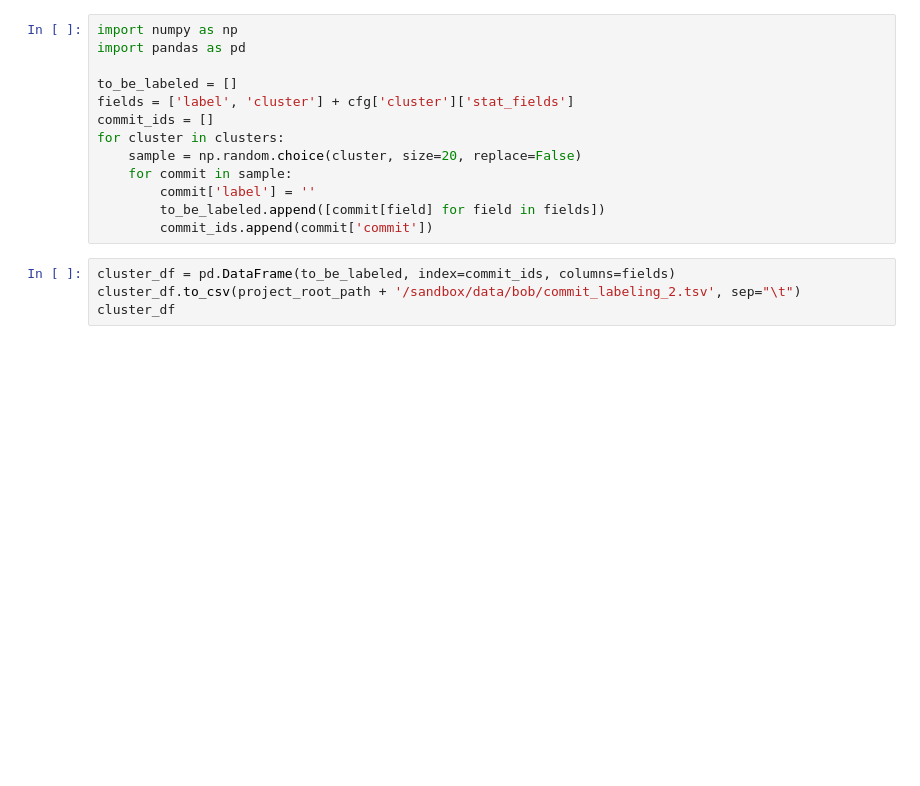
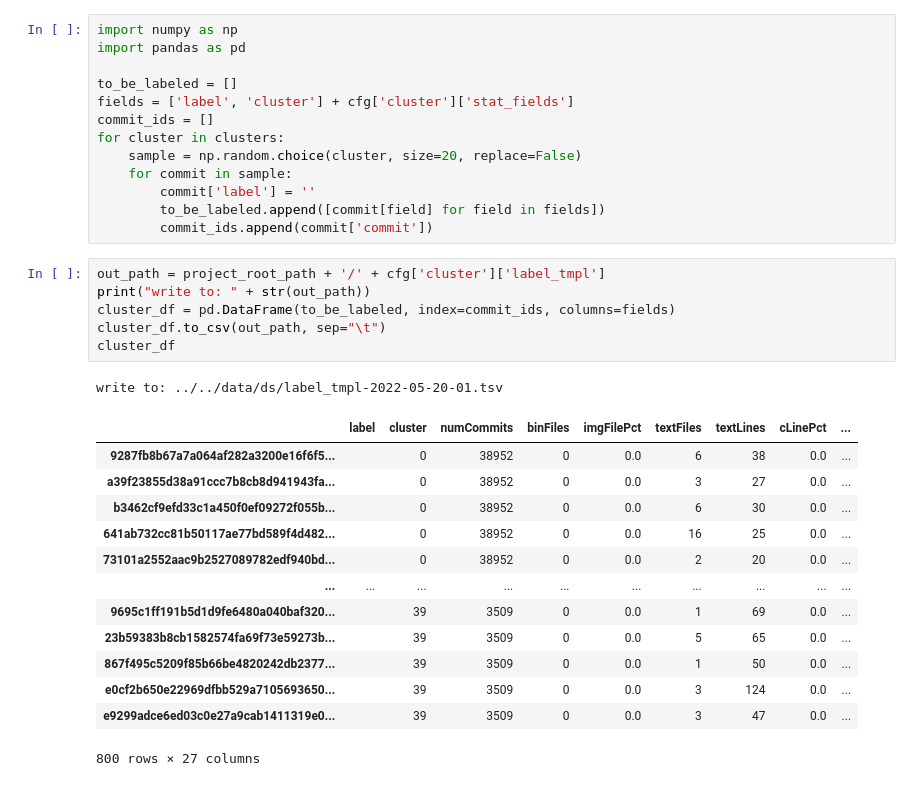
Before and after one commit to Deadman-DAO/Web3HackerNetwork, a Jupyter notebook: jupyter/ds_pipeline/02_clustering.ipynb, the cells around one changed output. Cells and saved outputs as stored; diff of their text form; blank space fills up the shorter version.

Commit message:
redid the stat analysis and cluster feature selection, trying two different clustering feature sets

```diff
--- a/jupyter/ds_pipeline/02_clustering.ipynb
+++ b/jupyter/ds_pipeline/02_clustering.ipynb
@@ -141,6 +162,23 @@ for cluster in clusters:
         to_be_labeled.append([commit[field] for field in fields])
         commit_ids.append(commit['commit'])
 # %%
+out_path = project_root_path + '/' + cfg['cluster']['label_tmpl']
+print("write to: " + str(out_path))
 cluster_df = pd.DataFrame(to_be_labeled, index=commit_ids, columns=fields)
-cluster_df.to_csv(project_root_path + '/sandbox/data/bob/commit_labeling_2.tsv', sep="\t")
+cluster_df.to_csv(out_path, sep="\t")
 cluster_df
+# %% [output]
+write to: ../../data/ds/label_tmpl-2022-05-20-01.tsv
+|  | label | cluster | numCommits | binFiles | imgFilePct | textFiles | textLines | cLinePct | ... |
+| 9287fb8b67a7a064af282a3200e16f6f5... |  | 0 | 38952 | 0 | 0.0 | 6 | 38 | 0.0 | ... |
+| a39f23855d38a91ccc7b8cb8d941943fa... |  | 0 | 38952 | 0 | 0.0 | 3 | 27 | 0.0 | ... |
+| b3462cf9efd33c1a450f0ef09272f055b... |  | 0 | 38952 | 0 | 0.0 | 6 | 30 | 0.0 | ... |
+| 641ab732cc81b50117ae77bd589f4d482... |  | 0 | 38952 | 0 | 0.0 | 16 | 25 | 0.0 | ... |
+| 73101a2552aac9b2527089782edf940bd... |  | 0 | 38952 | 0 | 0.0 | 2 | 20 | 0.0 | ... |
+| ... | ... | ... | ... | ... | ... | ... | ... | ... | ... |
+| 9695c1ff191b5d1d9fe6480a040baf320... |  | 39 | 3509 | 0 | 0.0 | 1 | 69 | 0.0 | ... |
+| 23b59383b8cb1582574fa69f73e59273b... |  | 39 | 3509 | 0 | 0.0 | 5 | 65 | 0.0 | ... |
+| 867f495c5209f85b66be4820242db2377... |  | 39 | 3509 | 0 | 0.0 | 1 | 50 | 0.0 | ... |
+| e0cf2b650e22969dfbb529a7105693650... |  | 39 | 3509 | 0 | 0.0 | 3 | 124 | 0.0 | ... |
+| e9299adce6ed03c0e27a9cab1411319e0... |  | 39 | 3509 | 0 | 0.0 | 3 | 47 | 0.0 | ... |
+800 rows × 27 columns
```
Also changed, not shown: parts of 6 cells of this notebook, 3 other files.
